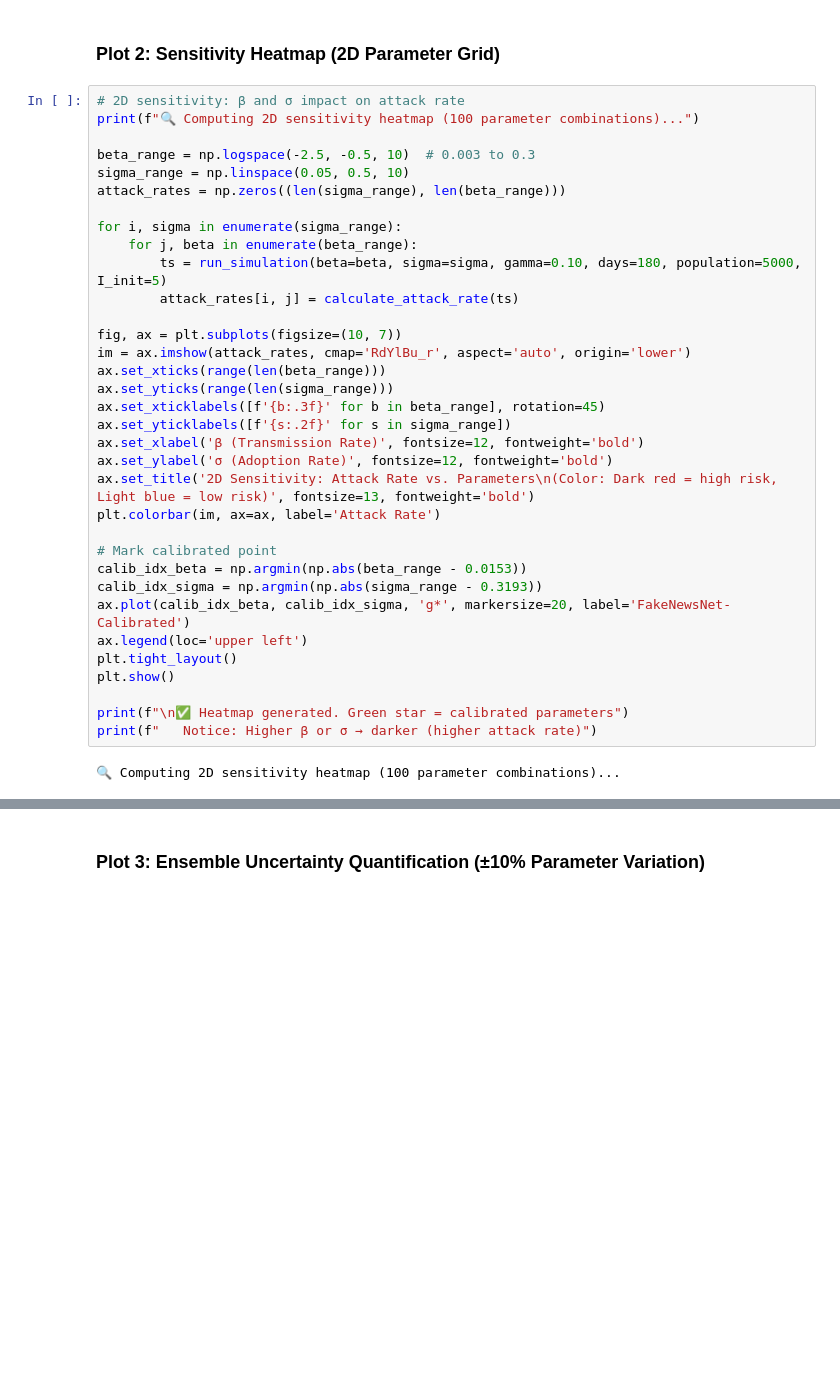
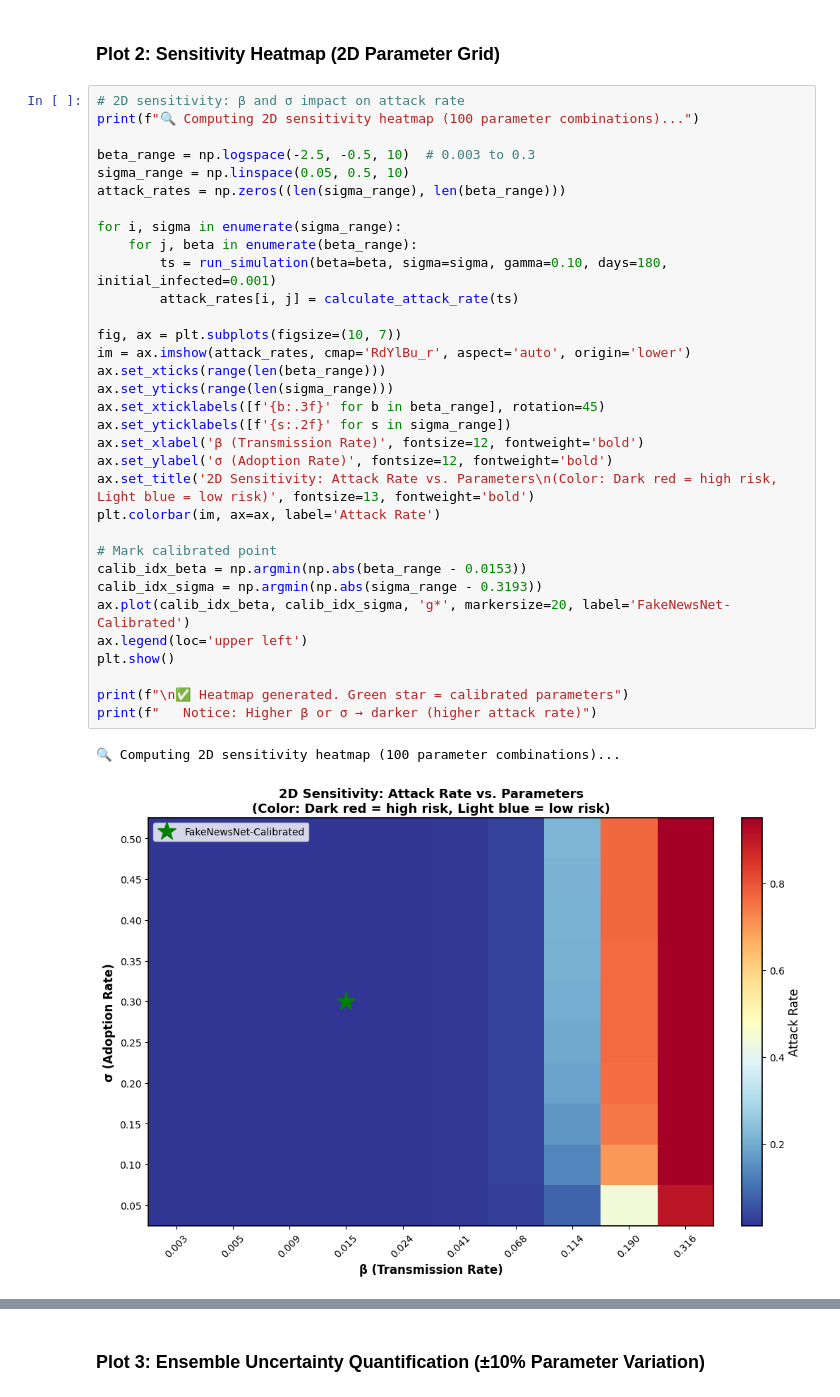
Before and after one commit to sanjaykshetri/misinformation-epidemic-model, a Jupyter notebook: notebooks/complete_project_walkthrough.ipynb, the cells around one changed output, grey strips where cells are left out. Saved outputs shown, nothing was run; the diff lists cells and outputs as text; blank space fills up the shorter version.

```diff
--- a/notebooks/complete_project_walkthrough.ipynb
+++ b/notebooks/complete_project_walkthrough.ipynb
@@ -431,32 +465,32 @@ print(f"🔍 Computing 2D sensitivity heatmap (100 parameter combinations)...")
 beta_range = np.logspace(-2.5, -0.5, 10)  # 0.003 to 0.3
 sigma_range = np.linspace(0.05, 0.5, 10)
 attack_rates = np.zeros((len(sigma_range), len(beta_range)))
 
 for i, sigma in enumerate(sigma_range):
     for j, beta in enumerate(beta_range):
-        ts = run_simulation(beta=beta, sigma=sigma, gamma=0.10, days=180, population=5000, I_init=5)
+        ts = run_simulation(beta=beta, sigma=sigma, gamma=0.10, days=180, initial_infected=0.001)
         attack_rates[i, j] = calculate_attack_rate(ts)
 
 fig, ax = plt.subplots(figsize=(10, 7))
 im = ax.imshow(attack_rates, cmap='RdYlBu_r', aspect='auto', origin='lower')
 ax.set_xticks(range(len(beta_range)))
 ax.set_yticks(range(len(sigma_range)))
 ax.set_xticklabels([f'{b:.3f}' for b in beta_range], rotation=45)
 ax.set_yticklabels([f'{s:.2f}' for s in sigma_range])
 ax.set_xlabel('β (Transmission Rate)', fontsize=12, fontweight='bold')
 ax.set_ylabel('σ (Adoption Rate)', fontsize=12, fontweight='bold')
 ax.set_title('2D Sensitivity: Attack Rate vs. Parameters\n(Color: Dark red = high risk, Light blue = low risk)', fontsize=13, fontweight='bold')
 plt.colorbar(im, ax=ax, label='Attack Rate')
 
 # Mark calibrated point
 calib_idx_beta = np.argmin(np.abs(beta_range - 0.0153))
 calib_idx_sigma = np.argmin(np.abs(sigma_range - 0.3193))
 ax.plot(calib_idx_beta, calib_idx_sigma, 'g*', markersize=20, label='FakeNewsNet-Calibrated')
 ax.legend(loc='upper left')
-plt.tight_layout()
 plt.show()
 
 print(f"\n✅ Heatmap generated. Green star = calibrated parameters")
 print(f"   Notice: Higher β or σ → darker (higher attack rate)")
 # %% [output]
 🔍 Computing 2D sensitivity heatmap (100 parameter combinations)...
+[figure, added]
```
Also changed, not shown: parts of 11 cells of this notebook.
